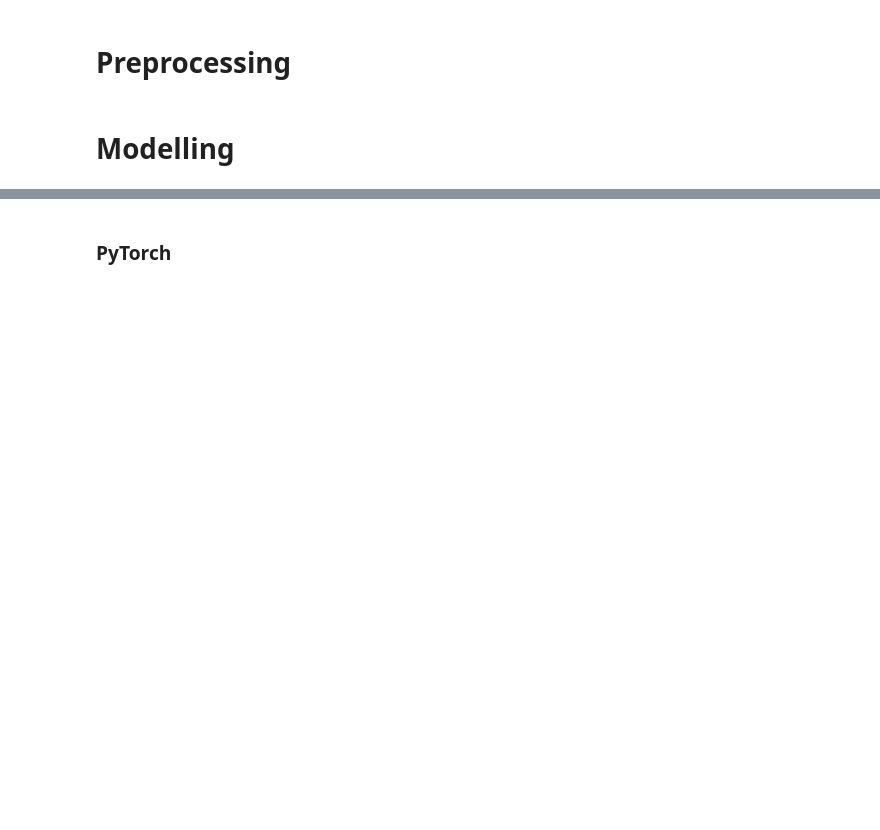
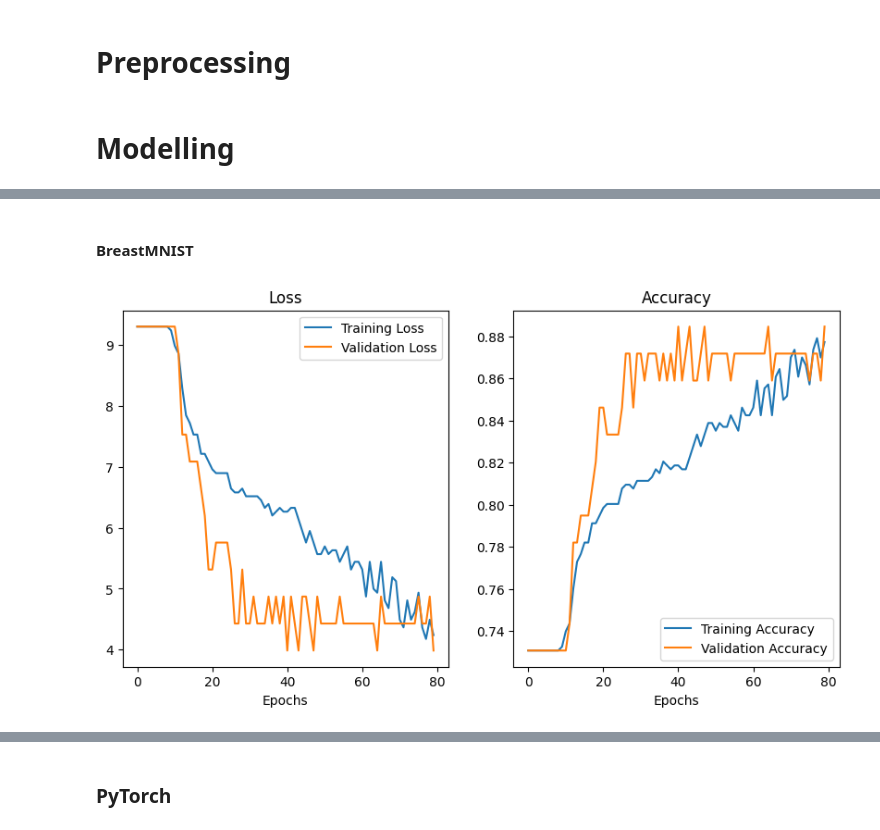
Before and after one commit to lstk44/Homomorphic-Encryption, a Jupyter notebook: UCImageClassification/ImageClassification.ipynb, the cells around one changed output, grey strips where cells are left out. Cells and saved outputs as stored; diff of their text form; code cells hidden in the pictures; blank space fills up the shorter version.

```diff
--- a/UCImageClassification/ImageClassification.ipynb
+++ b/UCImageClassification/ImageClassification.ipynb
@@ -256,0 +379,23 @@ xtest_gray = xtest_gray / 255
+# %% [markdown]
+#### BreastMNIST
+# %%
+# initialize model
+sklearn_ann = SklearnANN()
+
+# train model
+sklearn_ann.train(
+    x_train=xtrain_breast,
+    y_train=ytrain_breast,
+    x_val=xval_breast,
+    y_val=yval_breast,
+    epochs=80,
+    learning_rate=0.0001,
+    weight_decay=0.0001,
+    neuron_factor=0.25,
+    plot=True
+    )
+
+# evaluate model
+ypred_ann_sklearn = sklearn_ann.evaluate(xtest_breast)
+# %% [output]
+[figure, added]
```
Also changed, not shown: parts of 38 cells of this notebook.
